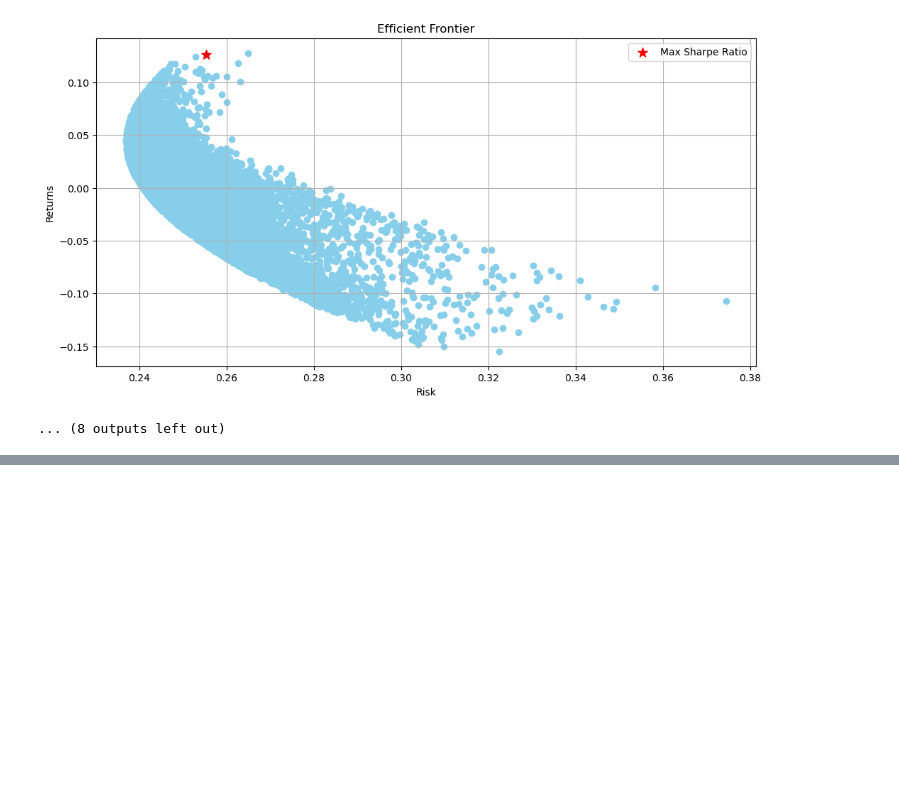
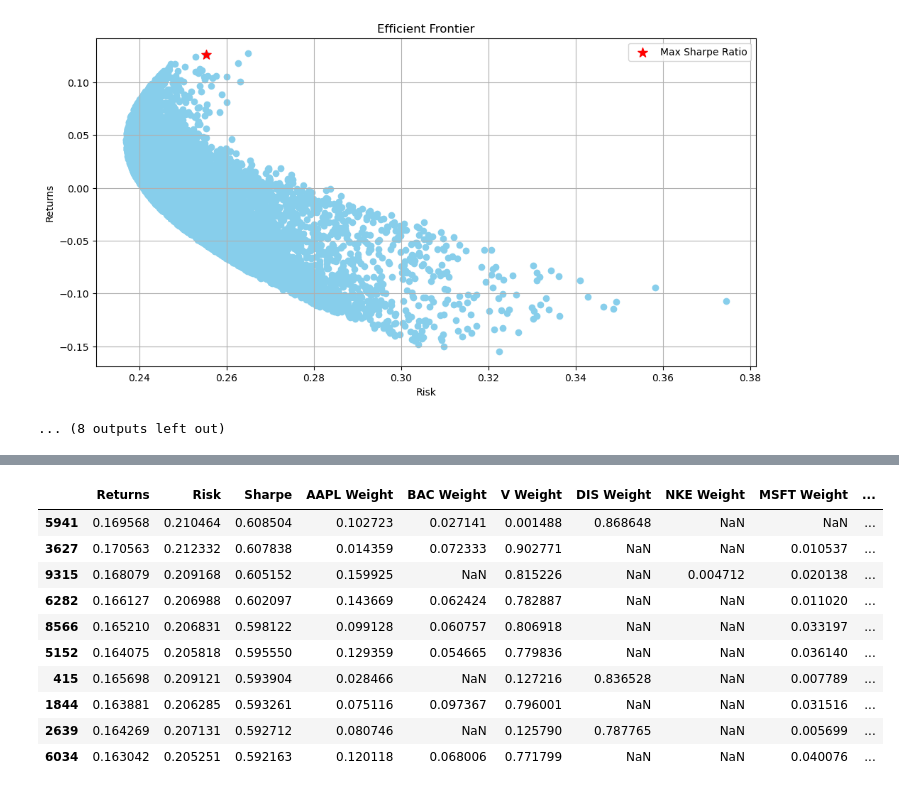
Before and after one commit to LuisMB09/sim_procesos_financieros, a Jupyter notebook: 06 - Portafolios de Markowitz.ipynb, the cells around one changed output, grey strips where cells are left out. Saved outputs shown, nothing was run; the diff lists cells and outputs as text; code cells hidden in the pictures; blank space fills up the shorter version.

```diff
--- a/06 - Portafolios de Markowitz.ipynb
+++ b/06 - Portafolios de Markowitz.ipynb
@@ -233,0 +96,16 @@ for i in range(n_combinations):
+# %%
+todo = pd.concat(all_portfolios)
+top_10 = todo.nlargest(10, 'Sharpe')
+top_10
+# %% [output]
+|  | Returns | Risk | Sharpe | AAPL Weight | BAC Weight | V Weight | DIS Weight | NKE Weight | MSFT Weight | ... |
+| 5941 | 0.169568 | 0.210464 | 0.608504 | 0.102723 | 0.027141 | 0.001488 | 0.868648 | NaN | NaN | ... |
+| 3627 | 0.170563 | 0.212332 | 0.607838 | 0.014359 | 0.072333 | 0.902771 | NaN | NaN | 0.010537 | ... |
+| 9315 | 0.168079 | 0.209168 | 0.605152 | 0.159925 | NaN | 0.815226 | NaN | 0.004712 | 0.020138 | ... |
+| 6282 | 0.166127 | 0.206988 | 0.602097 | 0.143669 | 0.062424 | 0.782887 | NaN | NaN | 0.011020 | ... |
+| 8566 | 0.165210 | 0.206831 | 0.598122 | 0.099128 | 0.060757 | 0.806918 | NaN | NaN | 0.033197 | ... |
+| 5152 | 0.164075 | 0.205818 | 0.595550 | 0.129359 | 0.054665 | 0.779836 | NaN | NaN | 0.036140 | ... |
+| 415 | 0.165698 | 0.209121 | 0.593904 | 0.028466 | NaN | 0.127216 | 0.836528 | NaN | 0.007789 | ... |
+| 1844 | 0.163881 | 0.206285 | 0.593261 | 0.075116 | 0.097367 | 0.796001 | NaN | NaN | 0.031516 | ... |
+| 2639 | 0.164269 | 0.207131 | 0.592712 | 0.080746 | NaN | 0.125790 | 0.787765 | NaN | 0.005699 | ... |
+| 6034 | 0.163042 | 0.205251 | 0.592163 | 0.120118 | 0.068006 | 0.771799 | NaN | NaN | 0.040076 | ... |
```
Also changed, not shown: parts of 1 cell of this notebook.
